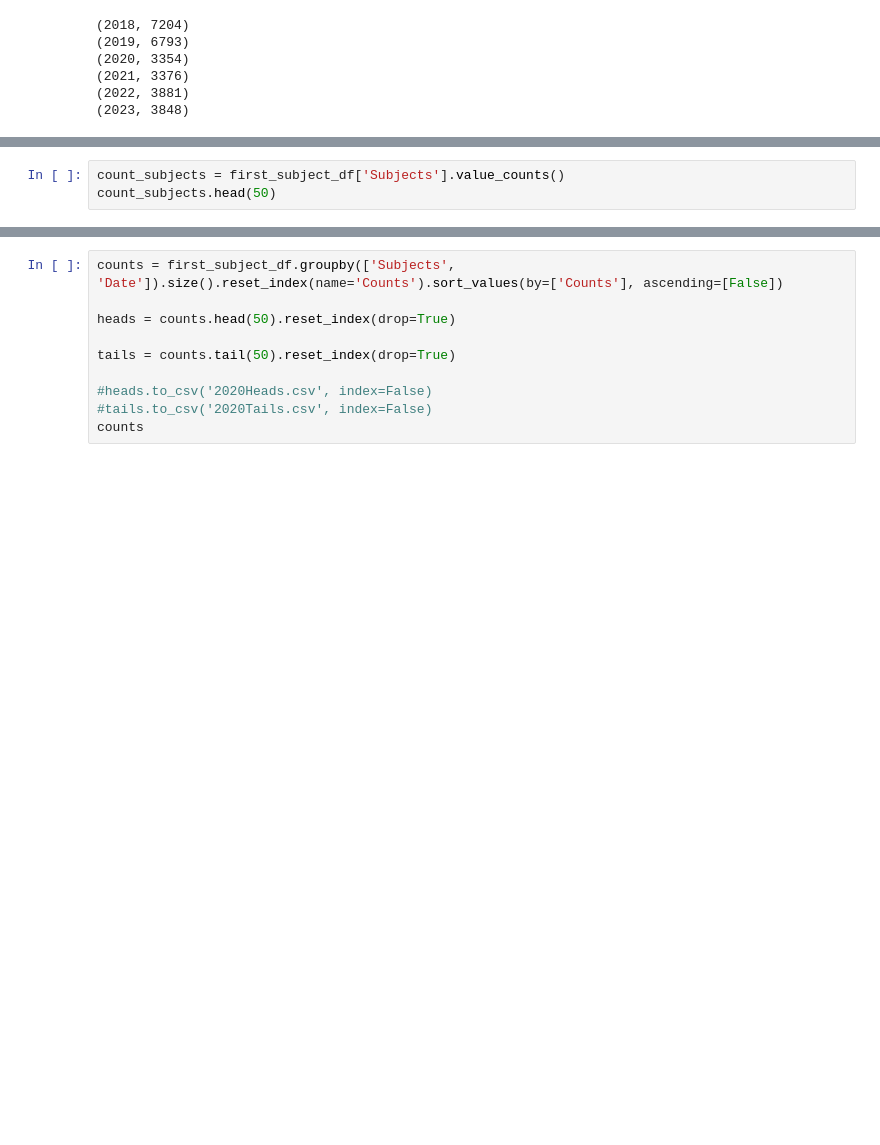
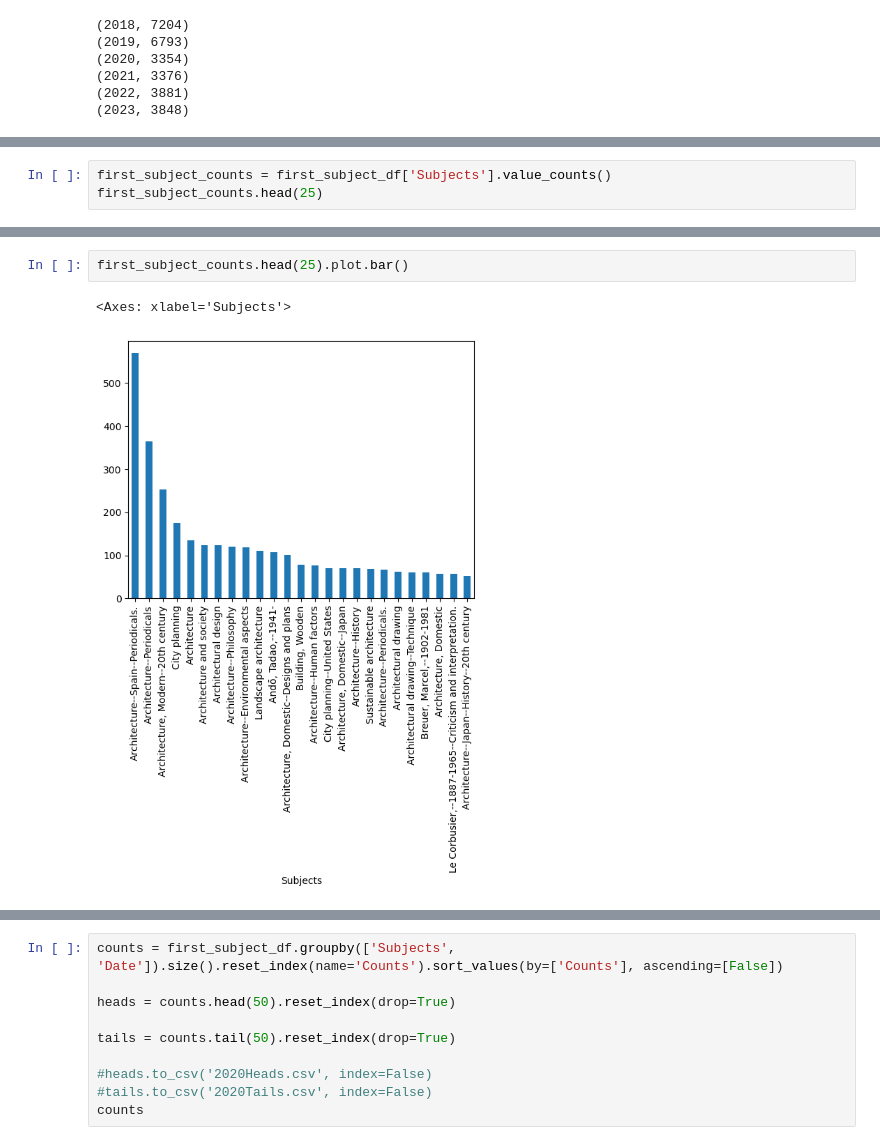
Before and after one commit to senderrr/Architecture, a Jupyter notebook: ArchitectureNotebook2023.ipynb, the cells around one changed output, grey strips where cells are left out. Cells and saved outputs as stored; diff of their text form; blank space fills up the shorter version.

```diff
--- a/ArchitectureNotebook2023.ipynb
+++ b/ArchitectureNotebook2023.ipynb
@@ -180,5 +205,5 @@ for i in range(2018,2024):
 # %%
-count_subjects = first_subject_df['Subjects'].value_counts()
-count_subjects.head(50)
+first_subject_counts = first_subject_df['Subjects'].value_counts()
+first_subject_counts.head(25)
 # %% [output]
 Subjects
@@ -200,0 +247,5 @@ Name: count, dtype: int64
+# %%
+first_subject_counts.head(25).plot.bar()
+# %% [output]
+<Axes: xlabel='Subjects'>
+[figure, added]
```
Also changed, not shown: parts of 13 cells of this notebook, 1 other file.
